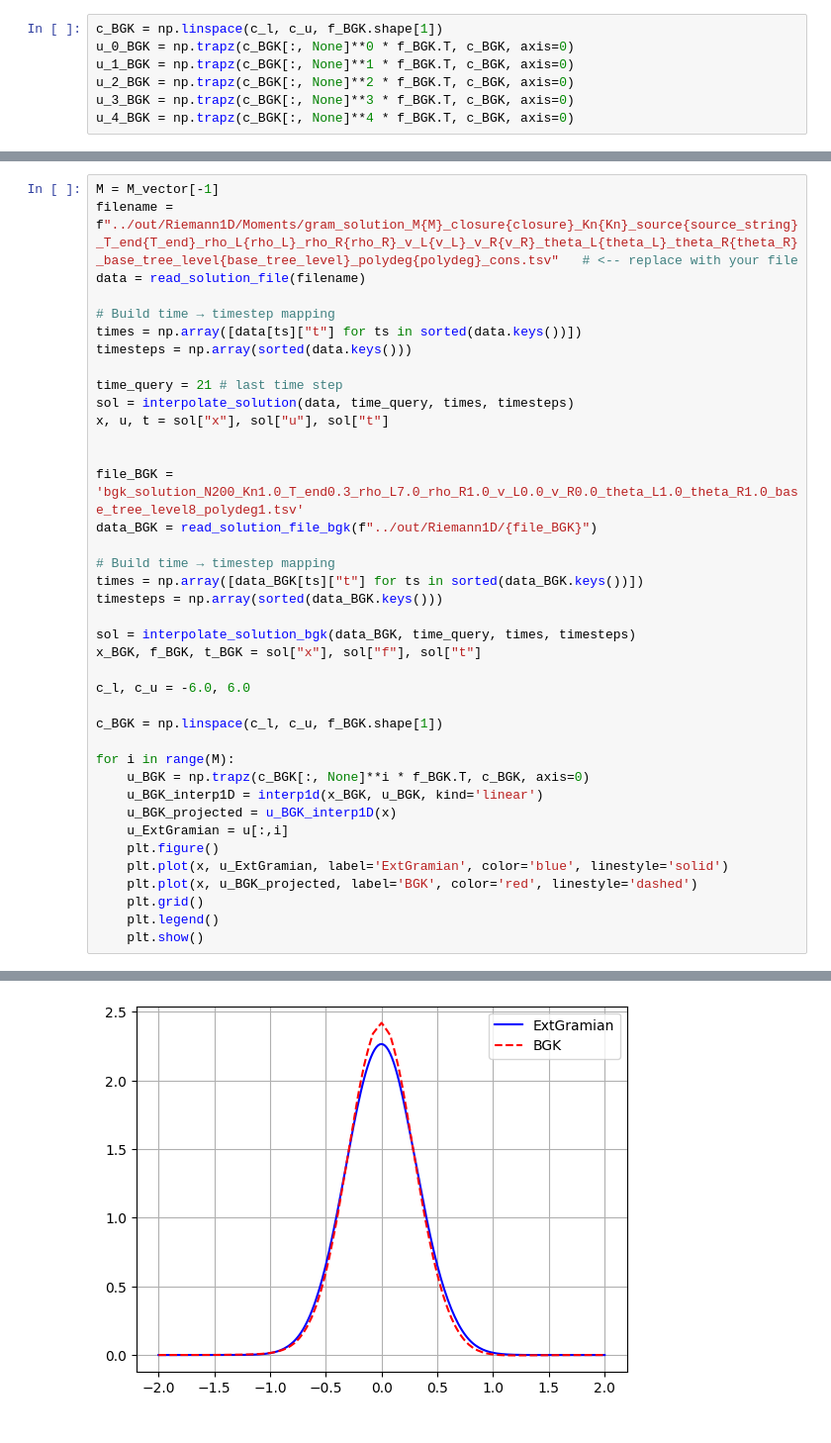
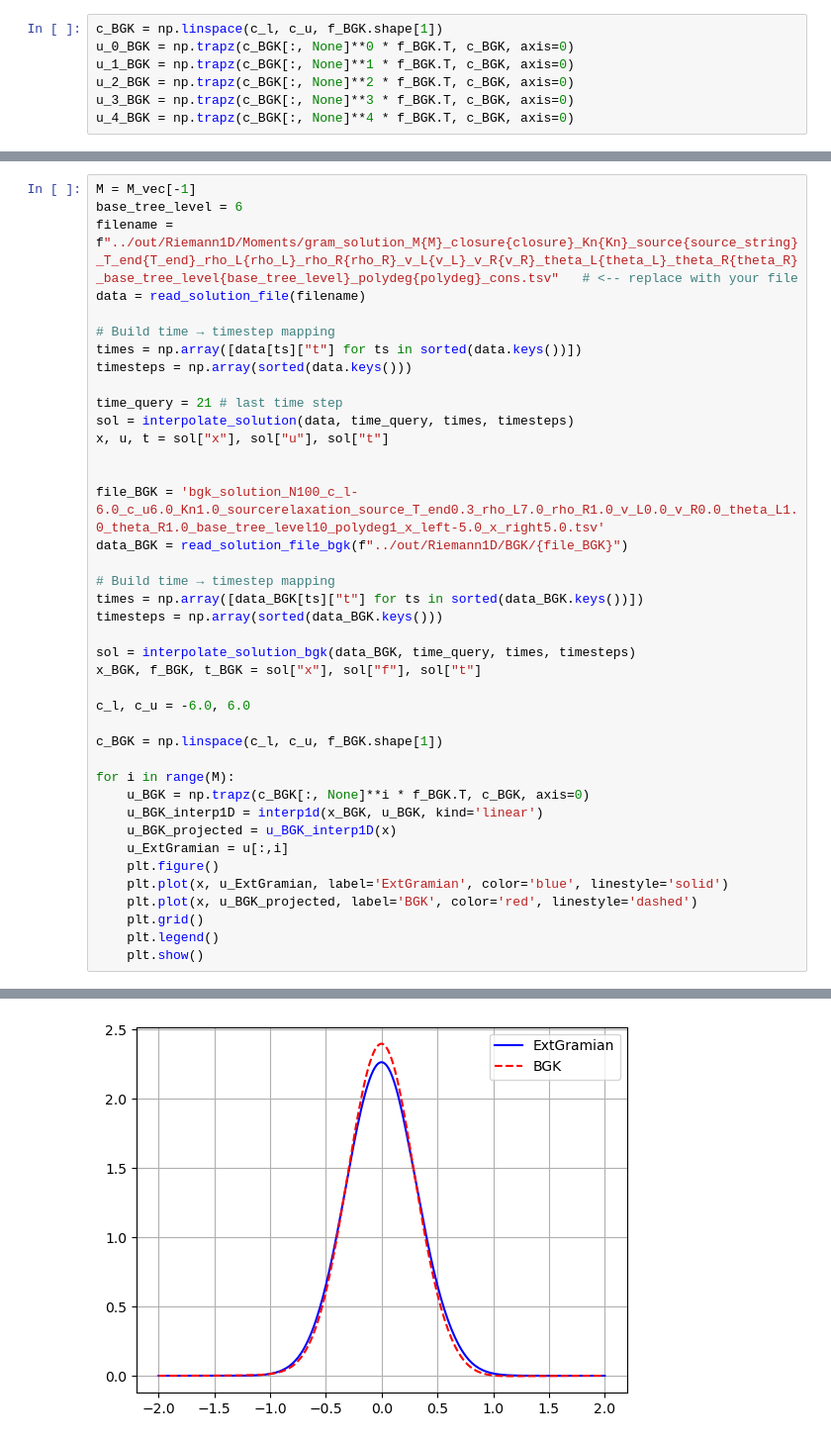
Before and after one commit to JanHab/ExtGram.jl, a Jupyter notebook: notebooks/FindOptimalShockSetting.ipynb, the cells around one changed output, grey strips where cells are left out. Shown at 99% size. Cells and saved outputs as stored; diff of their text form.

Commit message:
Change plotting

```diff
--- a/notebooks/FindOptimalShockSetting.ipynb
+++ b/notebooks/FindOptimalShockSetting.ipynb
@@ -893,5 +895,6 @@ fig.show()
 # %%
-M = M_vector[-1]
+M = M_vec[-1]
+base_tree_level = 6
 filename = f"../out/Riemann1D/Moments/gram_solution_M{M}_closure{closure}_Kn{Kn}_source{source_string}_T_end{T_end}_rho_L{rho_L}_rho_R{rho_R}_v_L{v_L}_v_R{v_R}_theta_L{theta_L}_theta_R{theta_R}_base_tree_level{base_tree_level}_polydeg{polydeg}_cons.tsv"   # <-- replace with your file
 data = read_solution_file(filename)
 
@@ -902,34 +905,34 @@ timesteps = np.array(sorted(data.keys()))
 time_query = 21 # last time step
 sol = interpolate_solution(data, time_query, times, timesteps)
 x, u, t = sol["x"], sol["u"], sol["t"]
 
 
-file_BGK = 'bgk_solution_N200_Kn1.0_T_end0.3_rho_L7.0_rho_R1.0_v_L0.0_v_R0.0_theta_L1.0_theta_R1.0_base_tree_level8_polydeg1.tsv'
-data_BGK = read_solution_file_bgk(f"../out/Riemann1D/{file_BGK}")
+file_BGK = 'bgk_solution_N100_c_l-6.0_c_u6.0_Kn1.0_sourcerelaxation_source_T_end0.3_rho_L7.0_rho_R1.0_v_L0.0_v_R0.0_theta_L1.0_theta_R1.0_base_tree_level10_polydeg1_x_left-5.0_x_right5.0.tsv'
+data_BGK = read_solution_file_bgk(f"../out/Riemann1D/BGK/{file_BGK}")
 
 # Build time → timestep mapping
 times = np.array([data_BGK[ts]["t"] for ts in sorted(data_BGK.keys())])
 timesteps = np.array(sorted(data_BGK.keys()))
 
 sol = interpolate_solution_bgk(data_BGK, time_query, times, timesteps)
 x_BGK, f_BGK, t_BGK = sol["x"], sol["f"], sol["t"]
 
 c_l, c_u = -6.0, 6.0
 
 c_BGK = np.linspace(c_l, c_u, f_BGK.shape[1])
 
 for i in range(M):
     u_BGK = np.trapz(c_BGK[:, None]**i * f_BGK.T, c_BGK, axis=0)
     u_BGK_interp1D = interp1d(x_BGK, u_BGK, kind='linear')
     u_BGK_projected = u_BGK_interp1D(x)
     u_ExtGramian = u[:,i]
     plt.figure()
     plt.plot(x, u_ExtGramian, label='ExtGramian', color='blue', linestyle='solid')
     plt.plot(x, u_BGK_projected, label='BGK', color='red', linestyle='dashed')
     plt.grid()
     plt.legend()
     plt.show()
 # %% [output]
 [figure]
-[figure, old version]
+[figure, new version]
 [figure]
```
Also changed, not shown: parts of 10 cells of this notebook, 1 other file.
